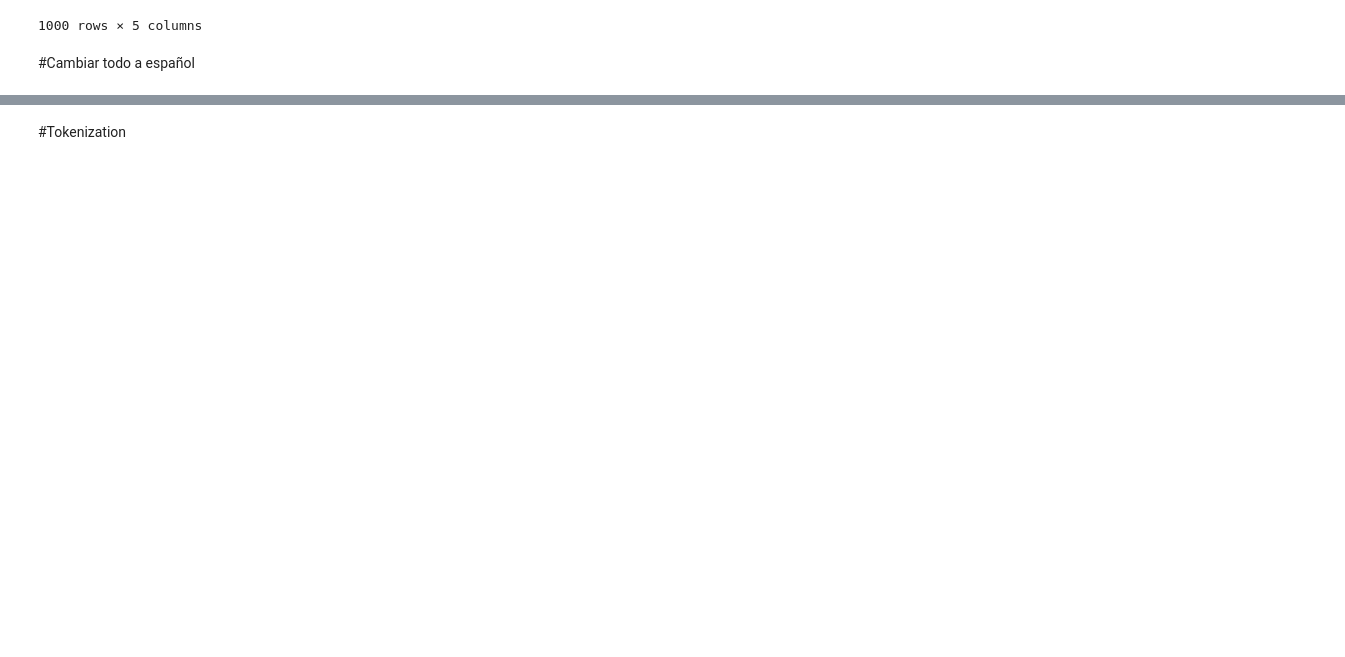
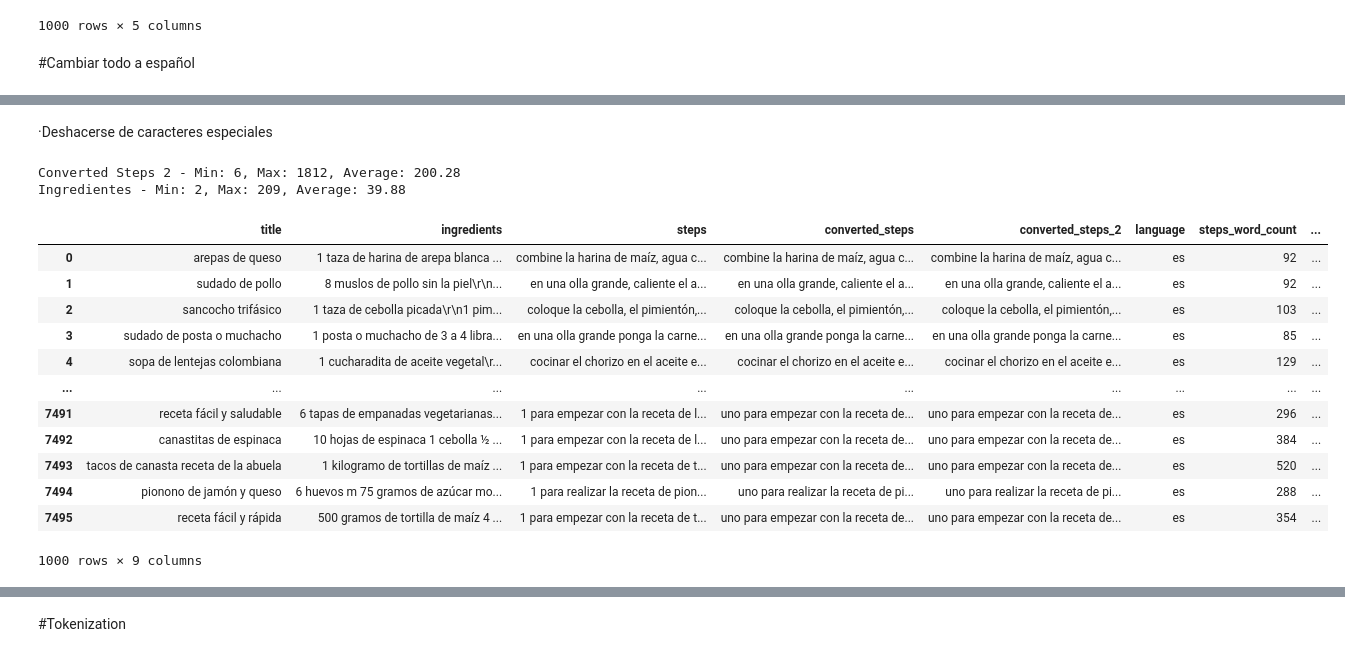
Before and after one commit to jmcaussade/Analitica_textual_con_ML_PF, a Jupyter notebook: Proyecto_Final_Dataset2.ipynb, the cells around one changed output, grey strips where cells are left out. Cells and saved outputs as stored; diff of their text form; code cells hidden in the pictures; blank space fills up the shorter version.

```diff
--- a/Proyecto_Final_Dataset2.ipynb
+++ b/Proyecto_Final_Dataset2.ipynb
@@ -297,0 +298,2 @@ Name: 0, dtype: object
+# %%
+df = df[df['language'] == 'es']
@@ -297,0 +324,2 @@ Name: 0, dtype: object
+# %% [markdown]
+·Deshacerse de caracteres especiales
@@ -298,2 +328,51 @@ Name: 0, dtype: object
+# %%
+# Function to remove punctuation and special characters
+def remove_punctuation(text):
+    if not isinstance(text, str):
+        return text  # Return original value if not a string
+    return text.translate(str.maketrans('', '', string.punctuation))
+
+# Use .loc to apply the function to the 'converted_steps_2' column
+df.loc[:, 'converted_steps_2_clean'] = df['converted_steps_2'].apply(remove_punctuation)
+# %%
+# Iterate through each row in the DataFrame and add word counts to the new columns
+df.loc[:, 'steps_word_count'] = df['converted_steps_2_clean'].apply(lambda x: len(x.split()) if isinstance(x, str) else 0)
+df.loc[:, 'ingredients_word_count'] = df['ingredients'].apply(lambda x: len(x.split()) if isinstance(x, str) else 0)
+
+# Now the DataFrame has new columns with the word counts for each row
+# You can calculate the min, max, and average for these new columns
+
+# For 'converted_steps_2'
+steps_min = df['steps_word_count'].min()
+steps_max = df['steps_word_count'].max()
+steps_avg = df['steps_word_count'].mean()
+
+# For 'ingredients'
+ingredientes_min = df['ingredients_word_count'].min()
+ingredientes_max = df['ingredients_word_count'].max()
+ingredientes_avg = df['ingredients_word_count'].mean()
+
+# Print the results
+print(f"Converted Steps 2 - Min: {steps_min}, Max: {steps_max}, Average: {steps_avg:.2f}")
+print(f"Ingredientes - Min: {ingredientes_min}, Max: {ingredientes_max}, Average: {ingredientes_avg:.2f}")
+# %% [output]
+Converted Steps 2 - Min: 6, Max: 1812, Average: 200.28
+Ingredientes - Min: 2, Max: 209, Average: 39.88
+# %%
+df.head(1000)
+# %% [output]
+|  | title | ingredients | steps | converted_steps | converted_steps_2 | language | steps_word_count | ... |
+| 0 | arepas de queso | 1 taza de harina de arepa blanca ... | combine la harina de maíz, agua c... | combine la harina de maíz, agua c... | combine la harina de maíz, agua c... | es | 92 | ... |
+| 1 | sudado de pollo | 8 muslos de pollo sin la piel\r\n... | en una olla grande, caliente el a... | en una olla grande, caliente el a... | en una olla grande, caliente el a... | es | 92 | ... |
+| 2 | sancocho trifásico | 1 taza de cebolla picada\r\n1 pim... | coloque la cebolla, el pimientón,... | coloque la cebolla, el pimientón,... | coloque la cebolla, el pimientón,... | es | 103 | ... |
+| 3 | sudado de posta o muchacho | 1 posta o muchacho de 3 a 4 libra... | en una olla grande ponga la carne... | en una olla grande ponga la carne... | en una olla grande ponga la carne... | es | 85 | ... |
+| 4 | sopa de lentejas colombiana | 1 cucharadita de aceite vegetal\r... | cocinar el chorizo en el aceite e... | cocinar el chorizo en el aceite e... | cocinar el chorizo en el aceite e... | es | 129 | ... |
+| ... | ... | ... | ... | ... | ... | ... | ... | ... |
+| 7491 | receta fácil y saludable | 6 tapas de empanadas vegetarianas... | 1 para empezar con la receta de l... | uno para empezar con la receta de... | uno para empezar con la receta de... | es | 296 | ... |
+| 7492 | canastitas de espinaca | 10 hojas de espinaca 1 cebolla ½ ... | 1 para empezar con la receta de l... | uno para empezar con la receta de... | uno para empezar con la receta de... | es | 384 | ... |
+| 7493 | tacos de canasta receta de la abuela | 1 kilogramo de tortillas de maíz ... | 1 para empezar con la receta de t... | uno para empezar con la receta de... | uno para empezar con la receta de... | es | 520 | ... |
+| 7494 | pionono de jamón y queso | 6 huevos m 75 gramos de azúcar mo... | 1 para realizar la receta de pion... | uno para realizar la receta de pi... | uno para realizar la receta de pi... | es | 288 | ... |
+| 7495 | receta fácil y rápida | 500 gramos de tortilla de maíz 4 ... | 1 para empezar con la receta de t... | uno para empezar con la receta de... | uno para empezar con la receta de... | es | 354 | ... |
+1000 rows × 9 columns
 # %%
 ## Clean recipies
```
Also changed, not shown: parts of 35 cells of this notebook.
